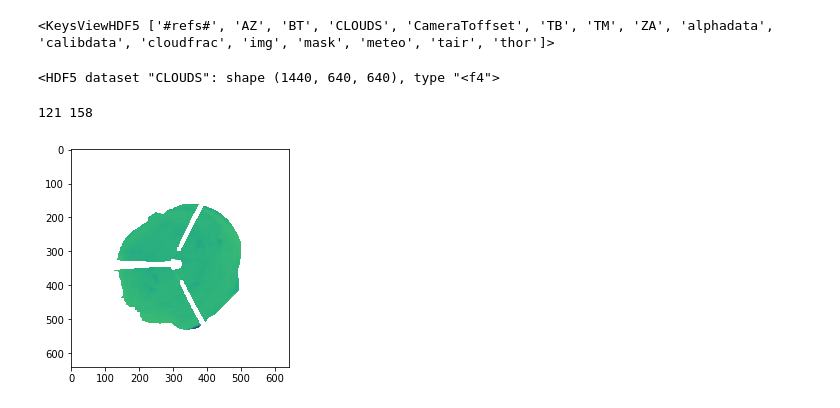
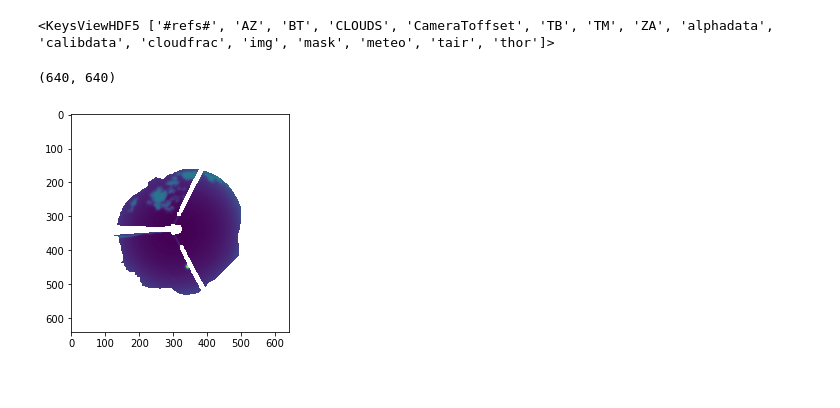
Before and after one commit to elrichgro/cloudseg, a Jupyter notebook: cloudseg/notebooks/test_script_output.ipynb, the cells around one changed output. Drawn from its saved outputs; the diff is of its cells as text; code cells hidden in the pictures.

```diff
--- a/cloudseg/notebooks/test_script_output.ipynb
+++ b/cloudseg/notebooks/test_script_output.ipynb
@@ -20,15 +21,13 @@ with h5py.File(file_name, 'r') as f:
 # %%
 file_name = '../../data/raw/davos/irccam/irccam_20180112_rad.mat'
 with h5py.File(file_name, 'r') as f:
-    print(f['CLOUDS'])
+    print(f['mask'].shape)
 # %% [output]
-<HDF5 dataset "CLOUDS": shape (1440, 640, 640), type "<f4">
+(640, 640)
 # %%
-file_name = '../../data/raw/davos/irccam/irccam_20180112_rad.mat'
+file_name = '../../data/raw/davos/irccam/irccam_20180525_rad.mat'
 with h5py.File(file_name, 'r') as f:
-    img = f['BT'][0]
-    print(np.isnan(img).min(0).argmin(), np.isnan(img).min(1).argmin())
+    img = f['BT'][50]
     plt.imshow(img)
 # %% [output]
-121 158
-[figure, old version]
+[figure, new version]
```
Also changed, not shown: parts of 24 cells of this notebook, 2 other files.
